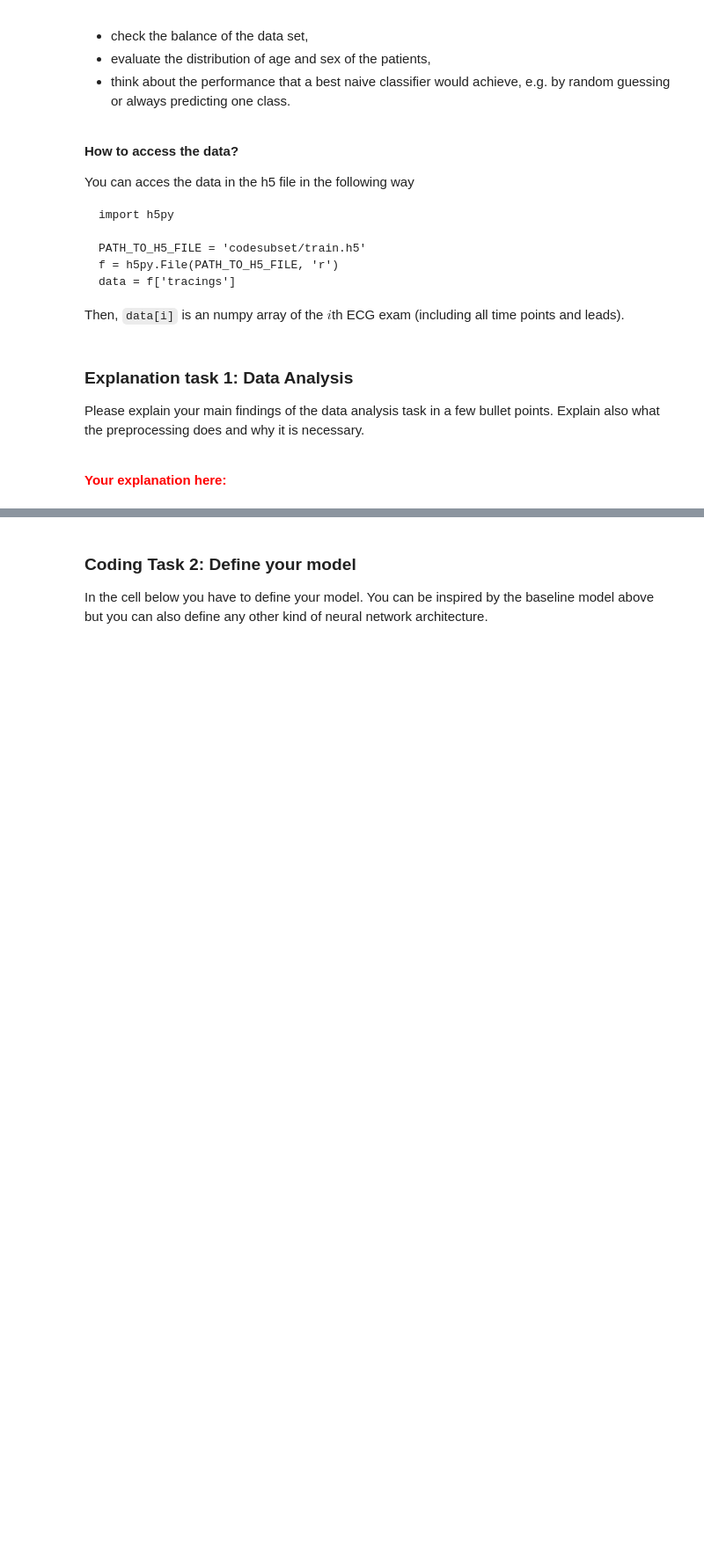
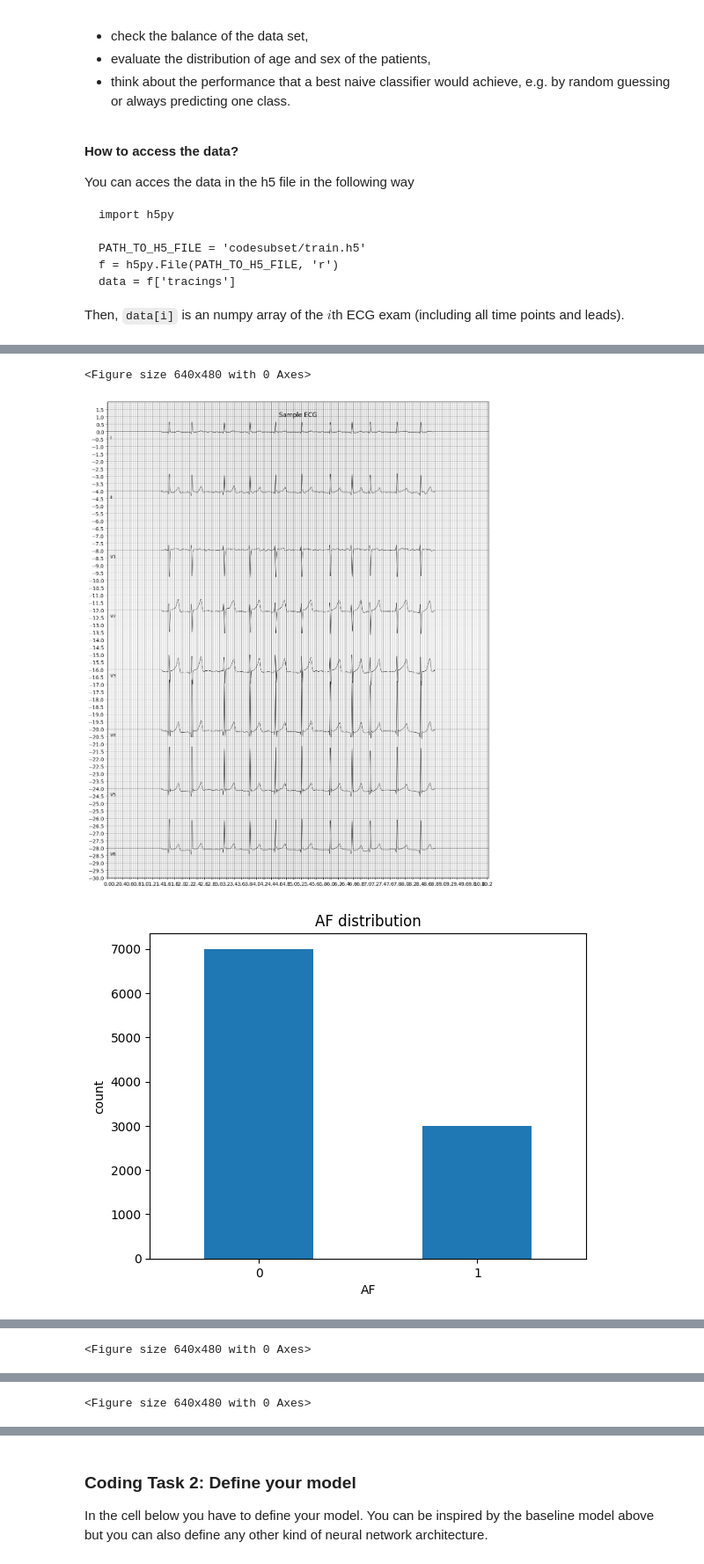
Before and after one commit to franco-ruggeri/wasp-ai-and-ml, a Jupyter notebook: assignment3/assignment.ipynb, the cells around one changed output, grey strips where cells are left out. Shown at 88% size. Drawn from its saved outputs; the diff is of its cells as text; code cells hidden in the pictures; blank space fills up the shorter version.

Commit message:
assignment3: complete coding task 1 and explanation task 1

```diff
--- a/assignment3/assignment.ipynb
+++ b/assignment3/assignment.ipynb
@@ -198,9 +208,65 @@ TASK: Insert your code here
-# %% [markdown]
-### Explanation task 1: Data Analysis
-
-Please explain your main findings of the data analysis task in a few bullet points. Explain also what the preprocessing does and why it is necessary.
-
-<br />
-
-
-**<font color='red'>Your explanation here:</font>**
+# %%
+"""
+TASK: Insert your code here
+"""
+
+# Plot a sample ECG
+train_ecg = h5py.File("codesubset/train.h5", "r")["tracings"]
+plt.figure()
+ecg_plot.plot(
+    ecg=train_ecg[0].T,
+    sample_rate=400,
+    style='bw',
+    lead_index=['I', 'II', 'V1', 'V2', 'V3', 'V4', 'V5', 'V6'],
+    row_height=8,
+    columns=1,
+    title="Sample ECG",
+)
+
+# Statistics
+train_data = pd.read_csv("codesubset/train.csv")
+print(f"Shape: {train_ecg.shape}")
+print(f"Dtype: {train_ecg.dtype}")
+print("\nStatistics:")
+print(train_data.describe())
+
+# Class distribution
+plt.figure()
+train_data["AF"].value_counts().plot(
+    kind="bar",
+    ylabel="count",
+    title="AF distribution",
+    rot=0,
+)
+
+# Analyze age
+plt.figure()
+train_data["age"].plot(
+    kind="hist",
+    bins=20,
+    title="Age distribution"
+)
+plt.figure()
+train_data.boxplot(column="age", by="AF")
+plt.title("AF vs age")
+plt.ylabel("age")
+plt.suptitle("")
+
+# Analyze sex
+plt.figure()
+train_data["sex"].value_counts().plot(
+    kind="bar",
+    ylabel="count",
+    title="Sex distribution",
+    rot=False,
+)
+plt.figure()
+train_data.groupby(["sex", "AF"]).size().unstack().plot(
+    kind='bar',
+    title="AF vs sex",
+    ylabel="count",
+    rot=0,
+)
+
+plt.show()
+# %% [output]
@@ -206,0 +286,3 @@ Please explain your main findings of the data analysis task in a few bullet poin
+<Figure size 640x480 with 0 Axes>
+[figure, added]
+[figure, added]
@@ -206,0 +290 @@ Please explain your main findings of the data analysis task in a few bullet poin
+<Figure size 640x480 with 0 Axes>
@@ -206,0 +293 @@ Please explain your main findings of the data analysis task in a few bullet poin
+<Figure size 640x480 with 0 Axes>
```
Also changed, not shown: parts of 11 cells of this notebook, 1 other file.
